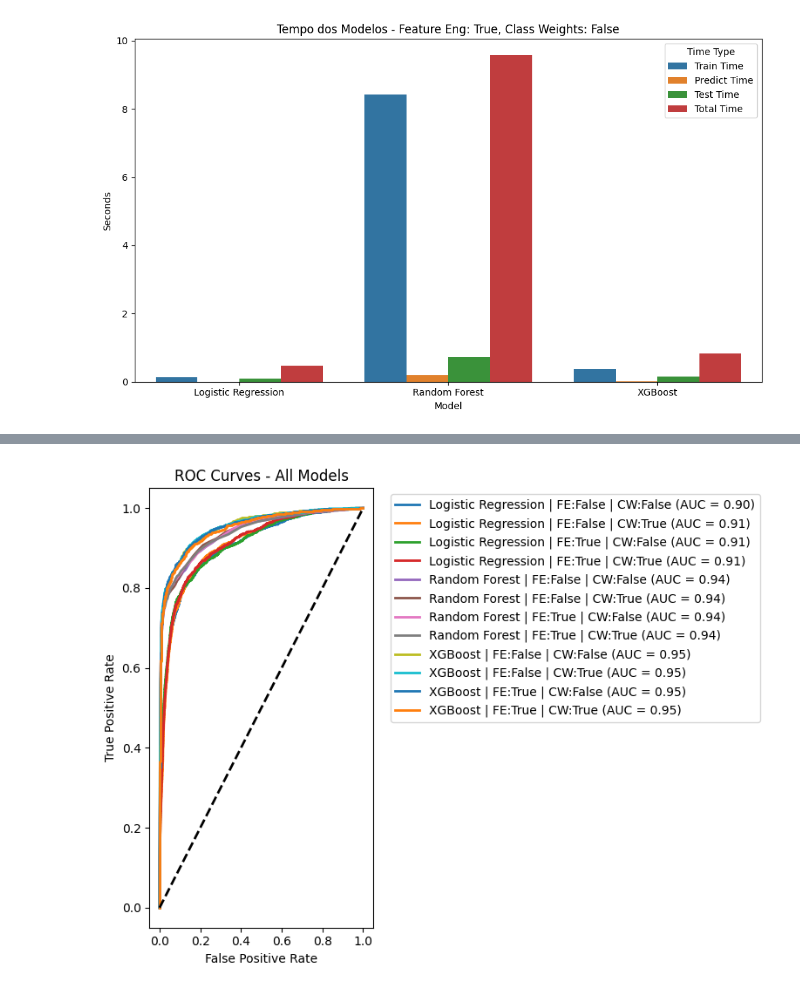
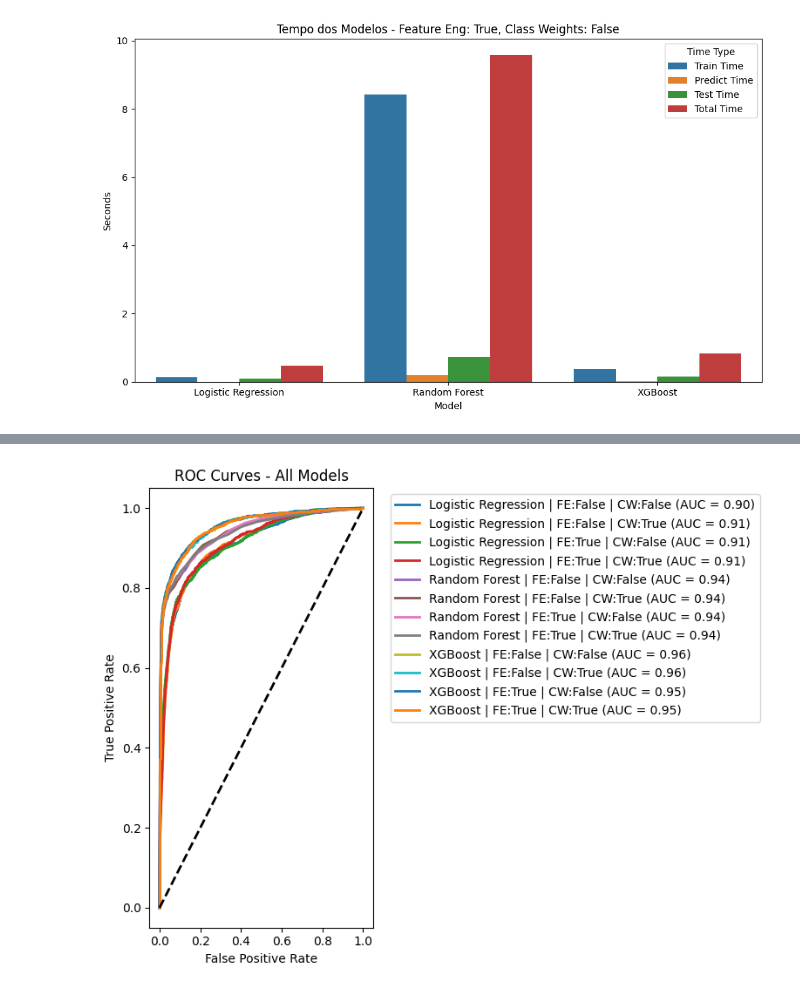
Before and after one commit to RodrigoPombo1/projeto-2-ia, a Jupyter notebook: notas_jupyter.ipynb, the cells around one changed output, grey strips where cells are left out. Drawn from its saved outputs; the diff is of its cells as text; code cells hidden in the pictures.

```diff
--- a/notas_jupyter.ipynb
+++ b/notas_jupyter.ipynb
@@ -1218,7 +1218,7 @@ for model_name, model_class in [
                 if select_class_weights:
                     model.set_params(class_weight='balanced')
             elif model_name == "XGBoost":
-                model = model_class(n_estimators=100, random_state=42, eval_metric='logloss')
+                model = model_class(n_estimators=100, learning_rate=0.1, max_depth=6, subsample=0.8, colsample_bytree=0.8, random_state=42, eval_metric='logloss')
                 if select_class_weights:
                     n_0 = sum(y_train == 0)
                     n_1 = sum(y_train == 1)
@@ -1269,32 +1269,32 @@ for model_name, model_class in [
                 X_train, X_val, y_train, y_val, scaler, columns = preprocess_train(
                     'data/train.csv', balance_classes=False, use_feature_eng=use_feature_eng
                 )
             # Model instance
             if model_name == "Logistic Regression":
                 model = model_class(max_iter=1000, random_state=42)
                 if use_class_weights:
                     model.set_params(class_weight='balanced')
             elif model_name == "Random Forest":
                 model = model_class(n_estimators=100, random_state=42)
                 if use_class_weights:
                     model.set_params(class_weight='balanced')
             elif model_name == "XGBoost":
-                model = model_class(n_estimators=100, random_state=42, eval_metric='logloss')
+                model = model_class(n_estimators=100, learning_rate=0.1, max_depth=6, subsample=0.8, colsample_bytree=0.8, random_state=42, eval_metric='logloss')
                 if use_class_weights:
                     n_0 = sum(y_train == 0)
                     n_1 = sum(y_train == 1)
                     scale_pos_weight = n_0 / n_1
                     model.set_params(scale_pos_weight=scale_pos_weight)
             model.fit(X_train, y_train)
             label = f"{model_name} | FE:{use_feature_eng} | CW:{use_class_weights}"
             plot_roc_curve(model, X_val, y_val, label)
 
 plt.plot([0, 1], [0, 1], 'k--', lw=2)
 plt.xlabel('False Positive Rate')
 plt.ylabel('True Positive Rate')
 plt.title('ROC Curves - All Models')
 plt.legend(bbox_to_anchor=(1.05, 1), loc='upper left')
 plt.tight_layout()
 plt.show()
 # %% [output]
-[figure, old version]
+[figure, new version]
```
Also changed, not shown: parts of 10 cells of this notebook.
